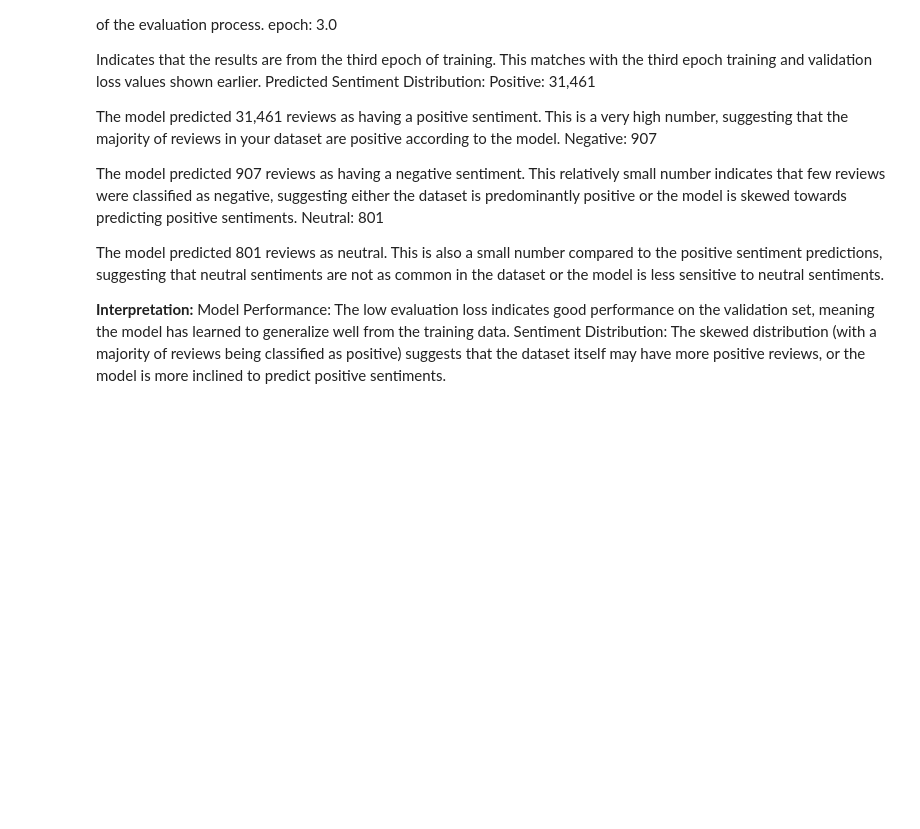
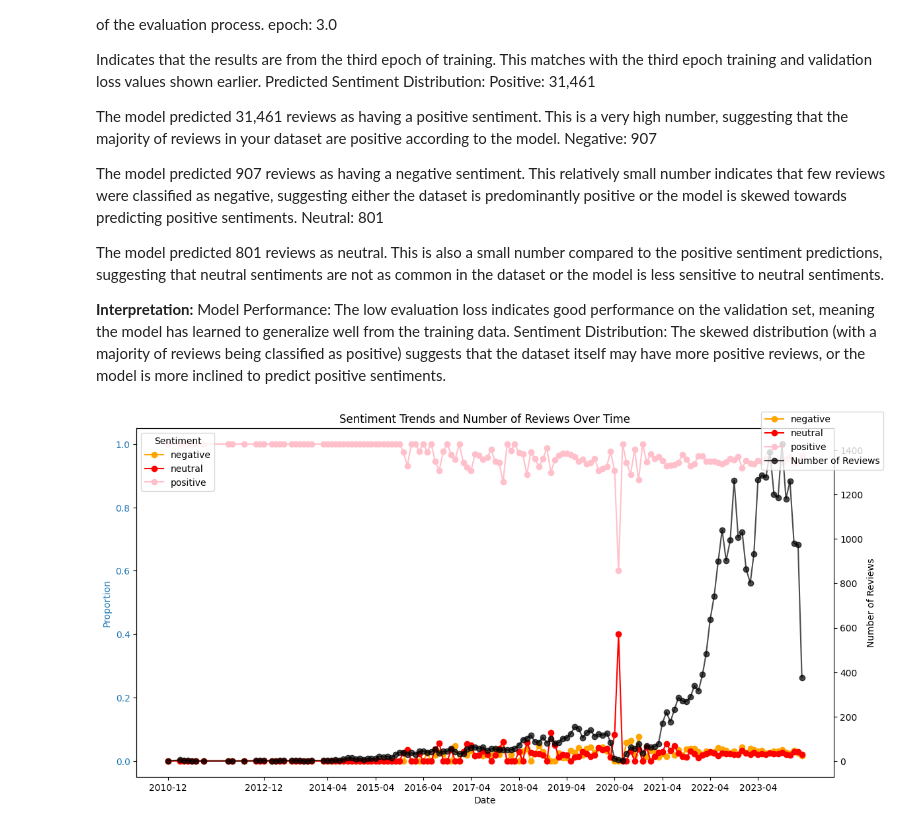
Before and after one commit to Babyaimy/sentimentanalysis-airbnb-london, a Jupyter notebook: [RQ2]_DistilBERT_model.ipynb, the cells around one changed output. Cells and saved outputs as stored; diff of their text form; code cells hidden in the pictures; blank space fills up the shorter version.

```diff
--- a/[RQ2]_DistilBERT_model.ipynb
+++ b/[RQ2]_DistilBERT_model.ipynb
@@ -760,3 +760,55 @@ The model predicted 801 reviews as neutral. This is also a small number compared
 **Interpretation:**
 Model Performance: The low evaluation loss indicates good performance on the validation set, meaning the model has learned to generalize well from the training data.
 Sentiment Distribution: The skewed distribution (with a majority of reviews being classified as positive) suggests that the dataset itself may have more positive reviews, or the model is more inclined to predict positive sentiments.
+# %%
+# Load the dataset
+file_path = 'reviews_with_predicted_sentiment.csv'  # Replace with your actual file path
+reviews_df_new = pd.read_csv(file_path)
+
+# Ensure the 'date' column is in datetime format
+reviews_df_new['date'] = pd.to_datetime(reviews_df_new['date'])
+
+# Group by month and count the number of reviews
+reviews_per_month = reviews_df_new.groupby(reviews_df_new['date'].dt.to_period('M')).size()
+
+# Calculate the proportion of each sentiment category by month
+sentiment_proportions = reviews_df_new.groupby(reviews_df_new['date'].dt.to_period('M'))['predicted_sentiment'].value_counts(normalize=True).unstack().fillna(0)
+
+# Define the colors for each sentiment
+colors = {
+    'negative': 'orange',
+    'neutral': 'red',
+    'positive': 'pink'
+}
+
+# Convert PeriodIndex to DatetimeIndex for plotting
+sentiment_proportions.index = sentiment_proportions.index.to_timestamp()
+reviews_per_month.index = reviews_per_month.index.to_timestamp()
+
+# Plot sentiment trends over time along with review counts
+fig, ax1 = plt.subplots(figsize=(12, 6))
+
+# Plot sentiment proportions
+ax1.set_xlabel('Date')
+ax1.set_ylabel('Proportion', color='tab:blue')
+for sentiment in sentiment_proportions.columns:
+    ax1.plot(sentiment_proportions.index, sentiment_proportions[sentiment], marker='o', label=sentiment, color=colors[sentiment])
+ax1.tick_params(axis='y', labelcolor='tab:blue')
+ax1.legend(title='Sentiment', loc='upper left')
+
+# Improve date label readability
+ax1.set_xticks(sentiment_proportions.index[::12])  # Set ticks every 12 months
+ax1.set_xticklabels(sentiment_proportions.index[::12].strftime('%Y-%m'))  # Format labels
+
+# Create a secondary y-axis to plot the number of reviews
+ax2 = ax1.twinx()
+ax2.set_ylabel('Number of Reviews', color='black')
+ax2.plot(reviews_per_month.index, reviews_per_month, marker='o', color='black', alpha=0.7, label='Number of Reviews')
+ax2.tick_params(axis='y', labelcolor='black')
+
+fig.tight_layout()
+plt.title('Sentiment Trends and Number of Reviews Over Time')
+fig.legend(loc='upper right')
+plt.show()
+# %% [output]
+[figure, added]
```
Also changed, not shown: parts of 1 cell of this notebook.
